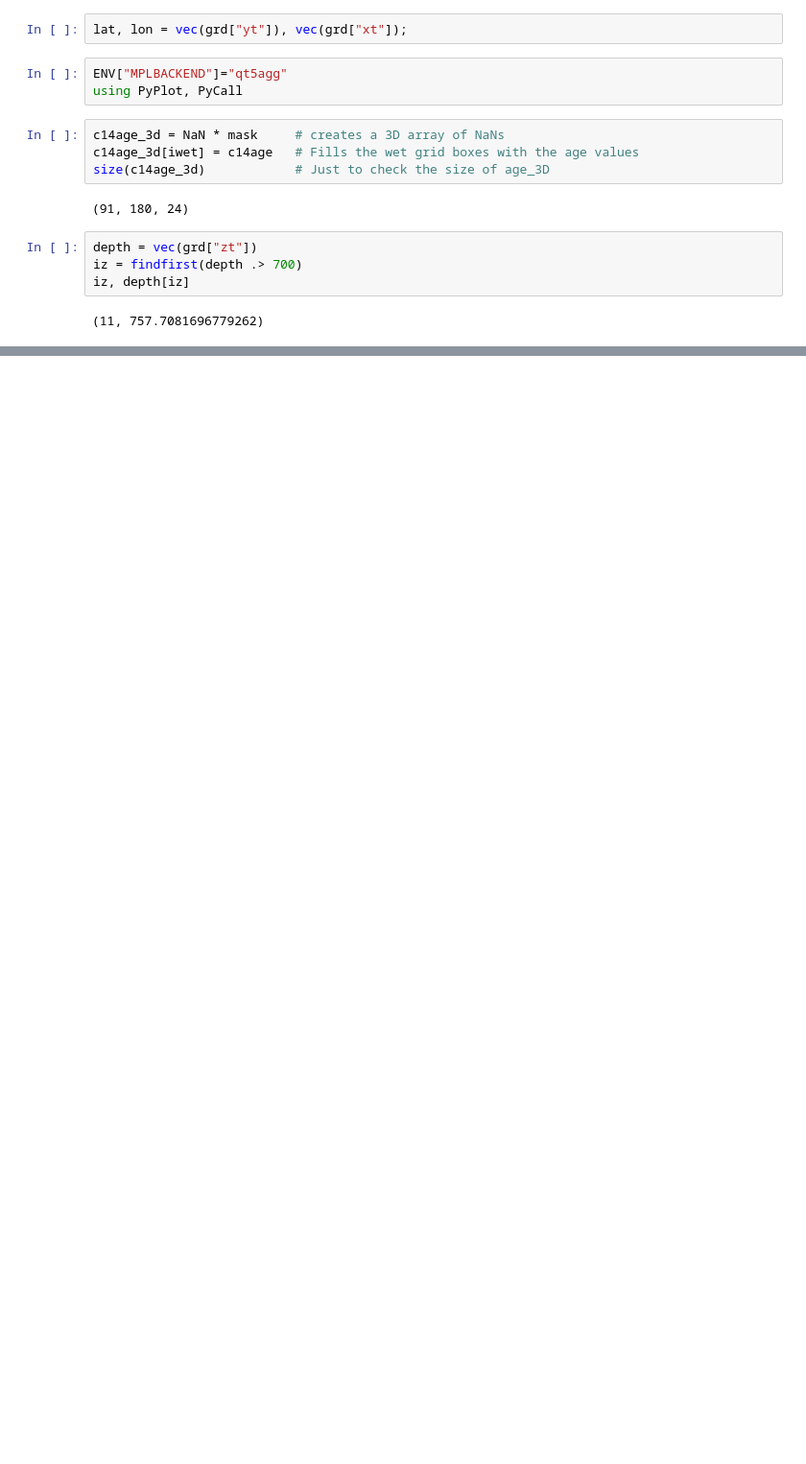
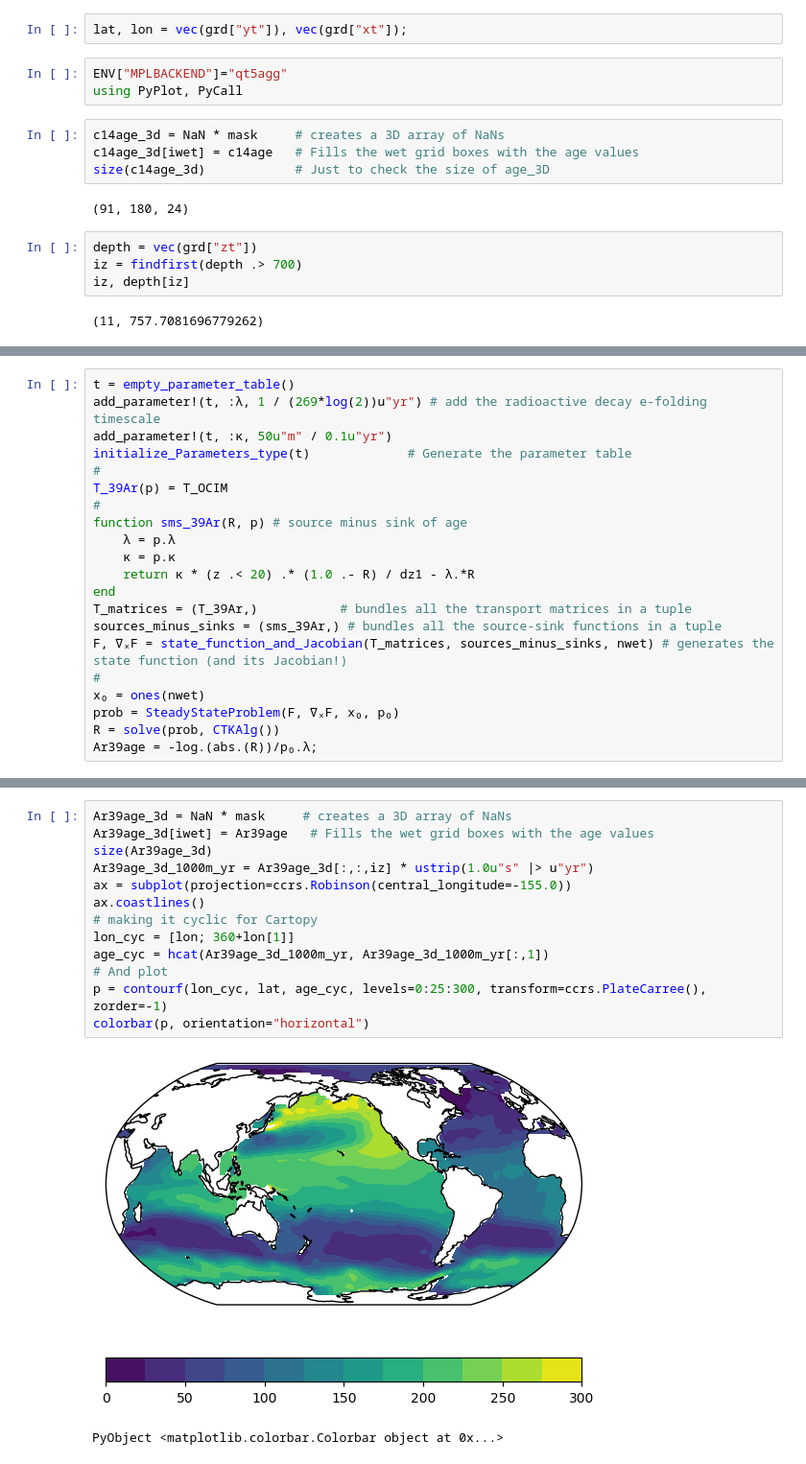
Before and after one commit to fprimeau/BIOGEOCHEM_TEACHING, a Jupyter notebook: Intro2TransportOperators.ipynb, the cells around one changed output, grey strips where cells are left out. Shown at 96% size. Drawn from its saved outputs; the diff is of its cells as text; blank space fills up the shorter version.

```diff
--- a/Intro2TransportOperators.ipynb
+++ b/Intro2TransportOperators.ipynb
@@ -227,0 +225,21 @@ PyObject <matplotlib.colorbar.Colorbar object at 0x...>
+# %%
+t = empty_parameter_table()
+add_parameter!(t, :λ, 1 / (269*log(2))u"yr") # add the radioactive decay e-folding timescale
+add_parameter!(t, :κ, 50u"m" / 0.1u"yr")
+initialize_Parameters_type(t)             # Generate the parameter table
+#
+T_39Ar(p) = T_OCIM
+#
+function sms_39Ar(R, p) # source minus sink of age
+    λ = p.λ
+    κ = p.κ
+    return κ * (z .< 20) .* (1.0 .- R) / dz1 - λ.*R
+end
+T_matrices = (T_39Ar,)           # bundles all the transport matrices in a tuple
+sources_minus_sinks = (sms_39Ar,) # bundles all the source-sink functions in a tuple
+F, ∇ₓF = state_function_and_Jacobian(T_matrices, sources_minus_sinks, nwet) # generates the state function (and its Jacobian!)
+#
+x₀ = ones(nwet)
+prob = SteadyStateProblem(F, ∇ₓF, x₀, p₀)
+R = solve(prob, CTKAlg())
+Ar39age = -log.(abs.(R))/p₀.λ;
@@ -227,0 +250,16 @@ PyObject <matplotlib.colorbar.Colorbar object at 0x...>
+# %%
+Ar39age_3d = NaN * mask     # creates a 3D array of NaNs
+Ar39age_3d[iwet] = Ar39age   # Fills the wet grid boxes with the age values
+size(Ar39age_3d)
+Ar39age_3d_1000m_yr = Ar39age_3d[:,:,iz] * ustrip(1.0u"s" |> u"yr")
+ax = subplot(projection=ccrs.Robinson(central_longitude=-155.0))
+ax.coastlines()
+# making it cyclic for Cartopy
+lon_cyc = [lon; 360+lon[1]]
+age_cyc = hcat(Ar39age_3d_1000m_yr, Ar39age_3d_1000m_yr[:,1])
+# And plot
+p = contourf(lon_cyc, lat, age_cyc, levels=0:25:300, transform=ccrs.PlateCarree(), zorder=-1)
+colorbar(p, orientation="horizontal")
+# %% [output]
+[figure, added]
+PyObject <matplotlib.colorbar.Colorbar object at 0x...>
```
Also changed, not shown: parts of 15 cells of this notebook.
